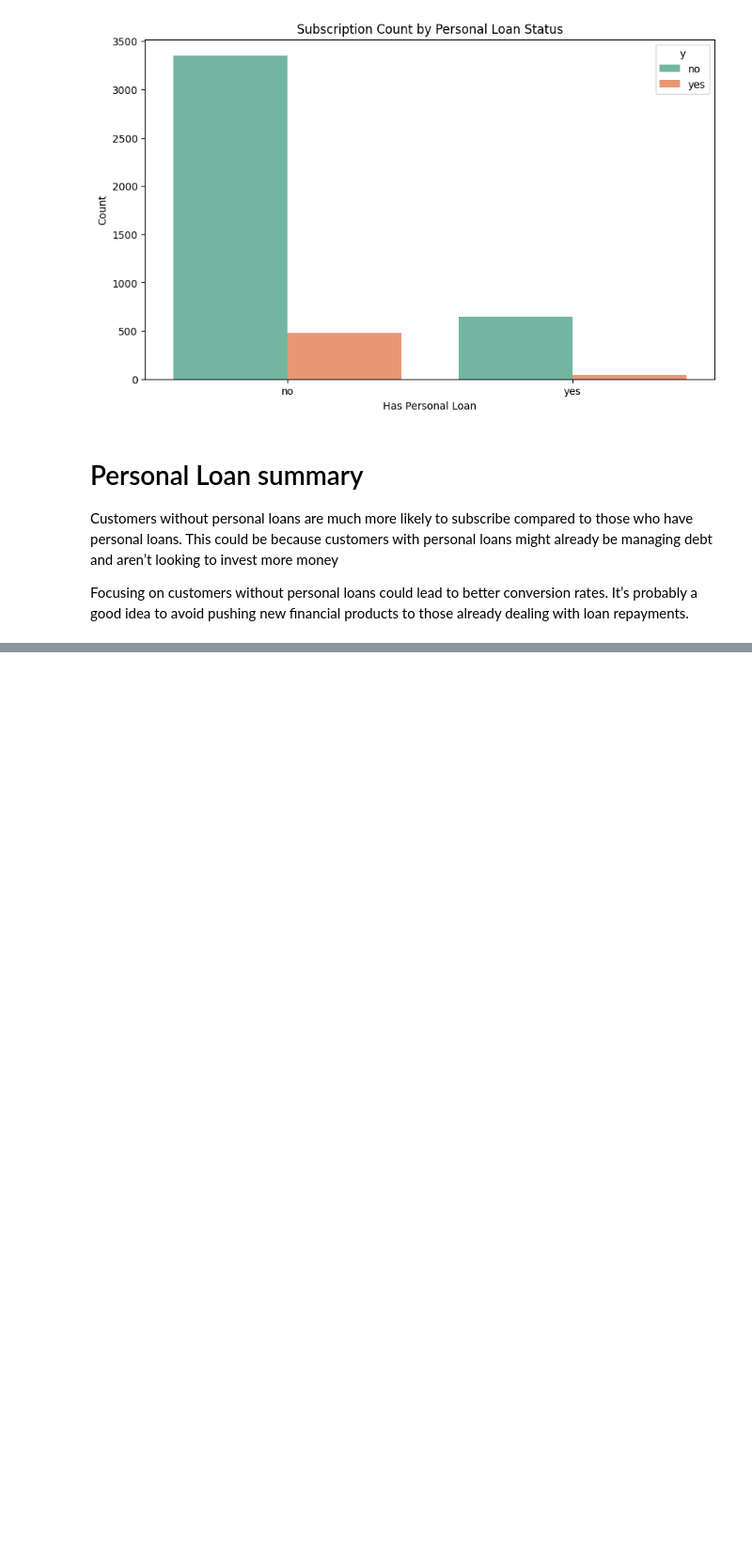
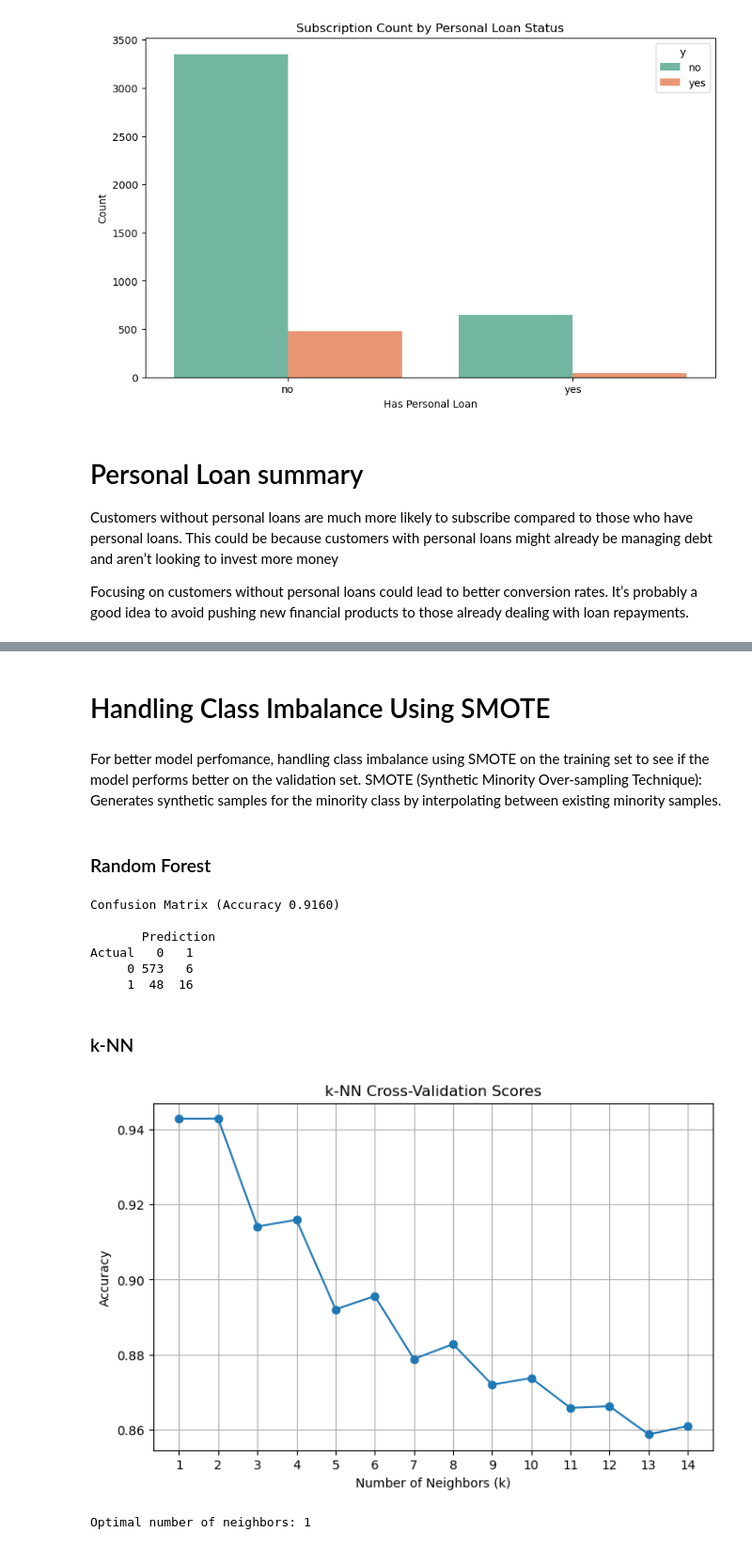
Before and after one commit to sophiaajensen/ADS505-Final-Group-Project, a Jupyter notebook: 505ProjectEDA.ipynb, the cells around one changed output, grey strips where cells are left out. Shown at 94% size. Saved outputs shown, nothing was run; the diff lists cells and outputs as text; code cells hidden in the pictures; blank space fills up the shorter version.

```diff
--- a/505ProjectEDA.ipynb
+++ b/505ProjectEDA.ipynb
@@ -184,0 +487,68 @@ Focusing on customers without personal loans could lead to better conversion rat
+# %% [markdown]
+# Handling Class Imbalance Using SMOTE
+# %% [markdown]
+For better model perfomance, handling class imbalance using SMOTE on the training set to see if the model performs better on the validation set. SMOTE (Synthetic Minority Over-sampling Technique): Generates synthetic samples for the minority class by interpolating between existing minority samples.
+# %%
+from imblearn.over_sampling import SMOTE
+from sklearn.ensemble import RandomForestClassifier
+from sklearn.metrics import classification_report
+
+# Apply SMOTE to the training data
+smote = SMOTE(random_state=42)
+X_train_resampled, y_train_resampled = smote.fit_resample(X_train, y_train)
+# %% [markdown]
+### Random Forest
+# %%
+# Train your model on the resampled training set
+rf2 = RandomForestClassifier(n_estimators=500, random_state=1) # Fit the model
+rf2.fit(X_train_resampled, y_train_resampled)
+
+# Predict on the validation set
+y_pred_rf2 = rf2.predict(X_val)
+
+# Display the classification summary
+classificationSummary(y_val, y_pred_rf2)
+# %% [output]
+Confusion Matrix (Accuracy 0.9160)
+
+       Prediction
+Actual   0   1
+     0 573   6
+     1  48  16
+# %% [markdown]
+### k-NN
+# %%
+# Range of k values
+k_values = range(1, 15)
+
+# Store cross-validation scores
+cv_scores = []
+
+# Loop over different k values and perform cross-validation
+for k in k_values:
+    # Build a pipeline with standardization and k-NN model
+    pipeline = Pipeline([
+        ('scaler', StandardScaler()),
+        ('knn', KNeighborsClassifier(n_neighbors=k))
+    ])
+
+    # Perform 5-fold cross-validation and store the mean accuracy score
+    scores = cross_val_score(pipeline, X_train_resampled, y_train_resampled, cv=5, scoring='accuracy')
+    cv_scores.append(scores.mean())
+
+# Plotting k values vs. accuracy
+plt.figure(figsize=(8, 5))
+plt.plot(k_values, cv_scores, marker='o')
+plt.title('k-NN Cross-Validation Scores')
+plt.xlabel('Number of Neighbors (k)')
+plt.ylabel('Accuracy')
+plt.xticks(np.arange(1, 15, step=1))
+plt.grid(True)
+plt.show()
+
+# Find and print the optimal k value
+best_k = k_values[np.argmax(cv_scores)]
+print(f'Optimal number of neighbors: {best_k}')
+# %% [output]
+[figure, added]
+Optimal number of neighbors: 1
```
Also changed, not shown: parts of 28 cells of this notebook.
